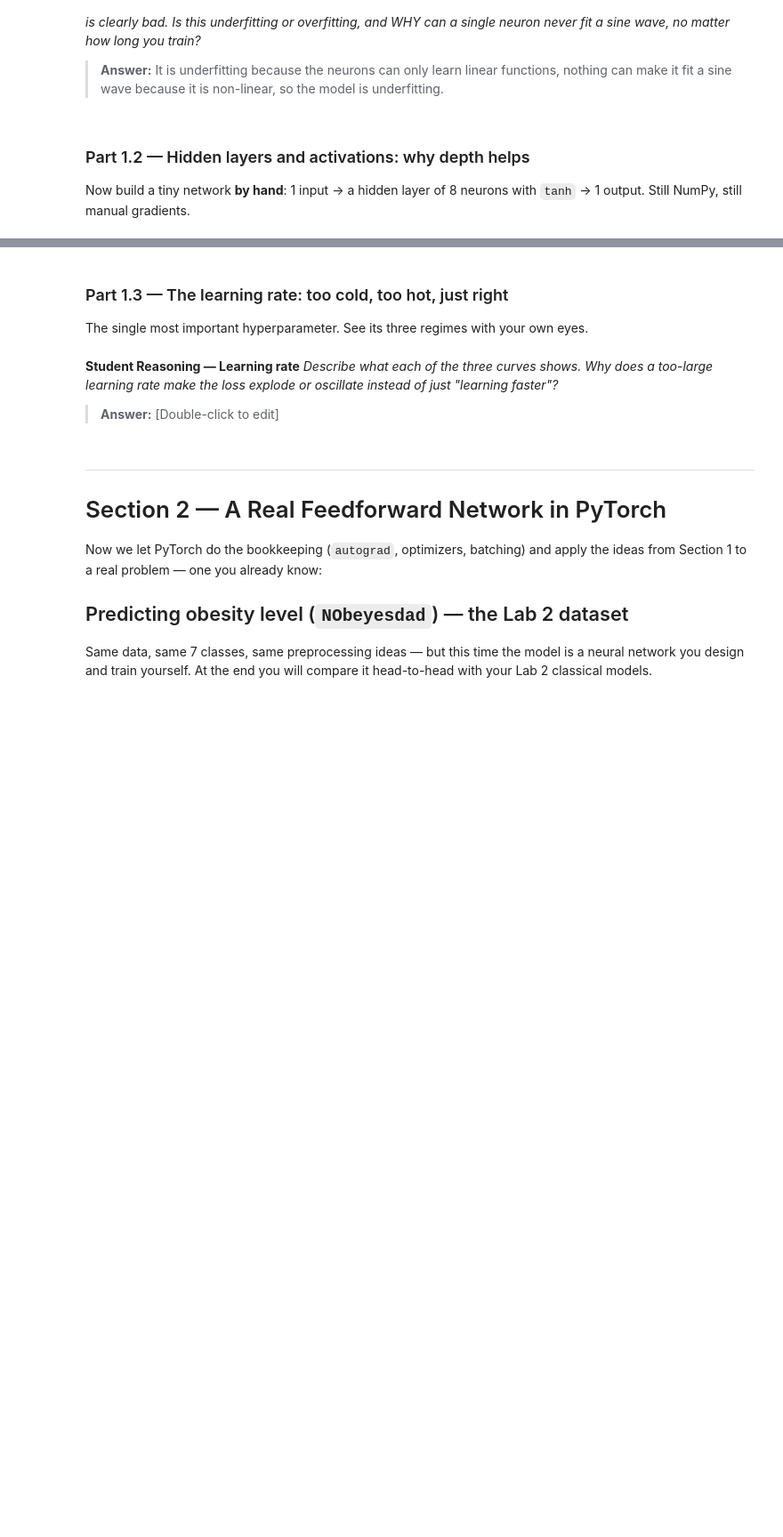
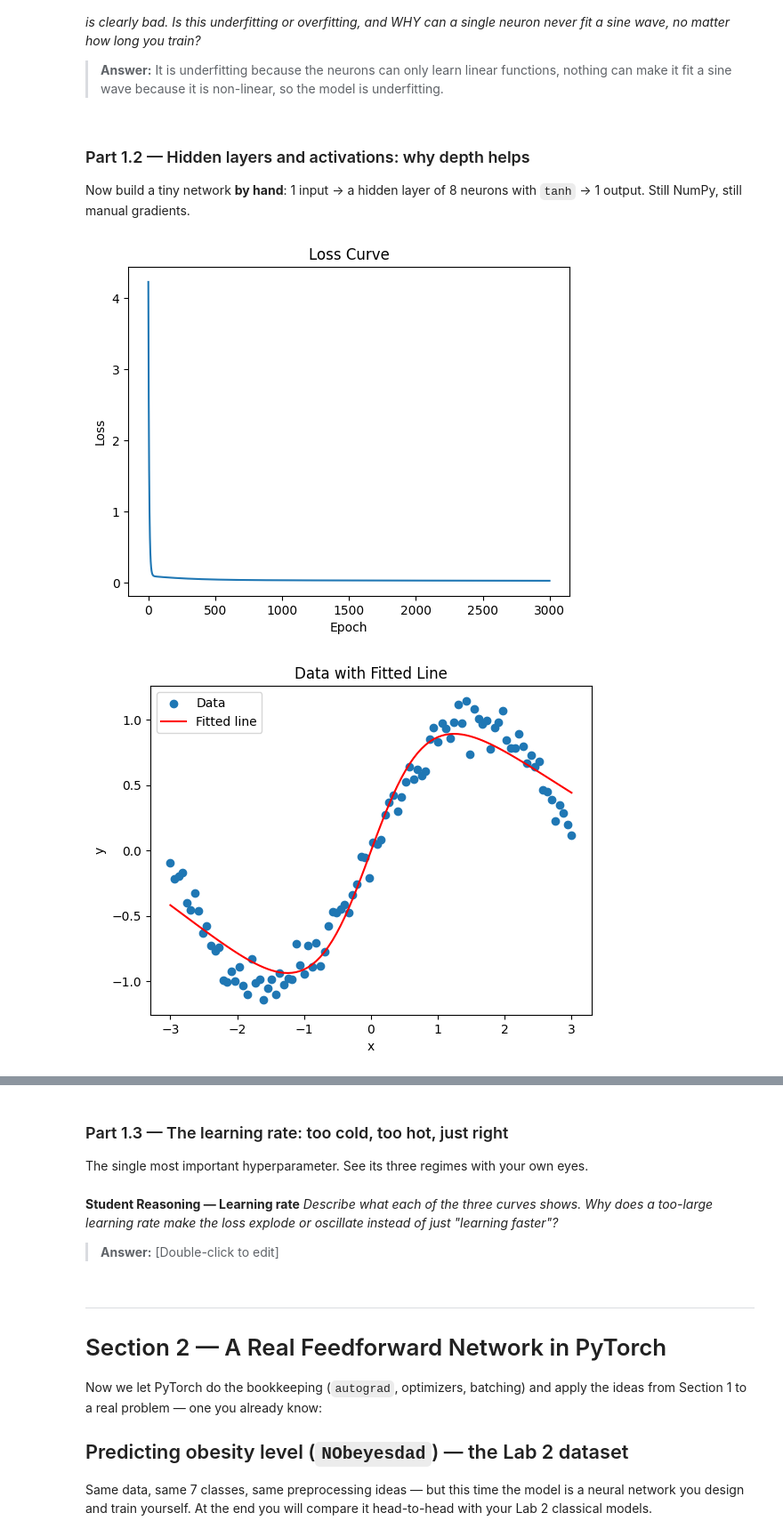
Before and after one commit to OmuwaGeorge/lab-3, a Jupyter notebook: lab_3.ipynb, the cells around one changed output, grey strips where cells are left out. Shown at 89% size. Saved outputs shown, nothing was run; the diff lists cells and outputs as text; code cells hidden in the pictures; blank space fills up the shorter version.

```diff
--- a/lab_3.ipynb
+++ b/lab_3.ipynb
@@ -110,27 +112,73 @@ Now build a tiny network **by hand**: 1 input -> a hidden layer of 8 neurons wit
 # %%
 # TODO: Initialise parameters
 #   W1: shape (1, 8),  b1: shape (8,)
 #   W2: shape (8, 1),  b2: shape (1,)
 #   Small random values (e.g. np.random.randn(...) * 0.5)
+W1 = np.random.randn(1,8)/2
+b1 = np.random.randn(8)/2
+W2 = np.random.randn(8,1)/2
+b2 = np.random.randn(1)/2
 
 # TODO: Forward pass (keep the intermediate values — you need them for backprop):
 #   z1 = x @ W1 + b1        # pre-activation, shape (100, 8)
 #   h  = np.tanh(z1)        # activation
 #   y_hat = h @ W2 + b2     # output, shape (100, 1)
 #   loss  = np.mean((y_hat - y) ** 2)
 
 # TODO: Backward pass (the chain rule, layer by layer):
 #   d_yhat = 2 * (y_hat - y) / len(y)
 #   dW2 = h.T @ d_yhat ;  db2 = d_yhat.sum(axis=0)
 #   dh  = d_yhat @ W2.T
 #   dz1 = dh * (1 - np.tanh(z1) ** 2)     # derivative of tanh
 #   dW1 = x.T @ dz1 ;  db1 = dz1.sum(axis=0)
 
 # TODO: Update all parameters with learning rate lr, loop for ~3000 steps,
 #   record the loss.
+losses = []
+lr = 0.01
+for i in range(3000):
+
+    z1 = x @ W1 + b1
+    h = np.tanh(z1)
+    y_hat = h @ W2 + b2
+    loss = np.mean((y_hat - y) ** 2)
+    losses.append(loss)
+
+    d_yhat = 2*(y_hat - y)/len(y)
+    dW2 = h.T @ d_yhat
+    db2 = d_yhat.sum(axis=0)
+    dh = d_yhat @ W2.T
+    dz1 = dh*(1 - np.tanh(z1)**2)
+    dW1 = x.T @ dz1
+    db1 = dz1.sum(axis=0)
+
+    W1 -= lr * dW1
+    b1 -= lr * db1
+    W2 -= lr * dW2
+    b2 -= lr * db2
+    # Recalculate y_hat to plot the final fit with the updated weights
+    z1 = x @ W1 + b1
+    h = np.tanh(z1)
+    y_hat = h @ W2 + b2
+
 
 # TODO: Plot the loss curve AND the final fit over the data.
 #   Then re-run with the tanh REMOVED (h = z1). What happens to the fit?
+plt.plot(losses)
+plt.title("Loss Curve")
+plt.xlabel("Epoch")
+plt.ylabel("Loss")
+plt.show()
+plt.scatter(x, y, label='Data')
+plt.plot(x, y_hat, label='Fitted line', color='red')
+plt.legend()
+plt.title("Data with Fitted Line")
+plt.xlabel("x")
+plt.ylabel("y")
+plt.show()
+# %% [output]
+[figure, added]
+[figure, added]
 # %% [markdown]
 **Student Reasoning — Depth and activations**
 *1. With tanh removed, the deep network fits no better than the single neuron of Part 1.1.
```
Also changed, not shown: parts of 3 cells of this notebook.
